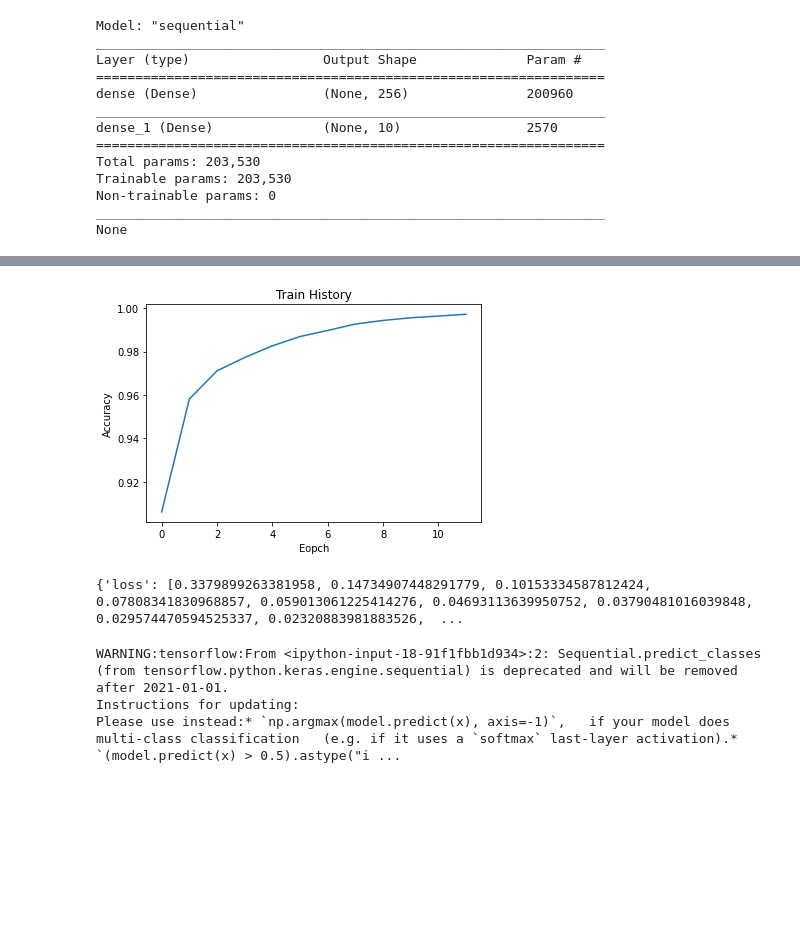
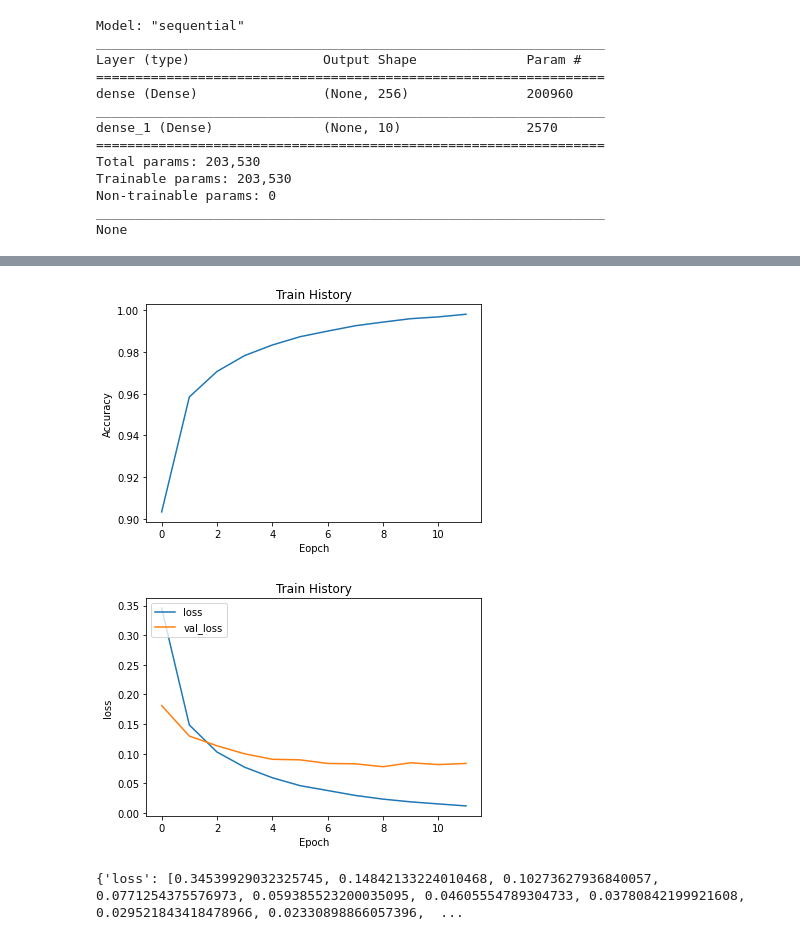
Before and after one commit to s4226/ML-python, a Jupyter notebook: MNIST.ipynb, the cells around one changed output, grey strips where cells are left out. Cells and saved outputs as stored; diff of their text form; code cells hidden in the pictures; blank space fills up the shorter version.

```diff
--- a/MNIST.ipynb
+++ b/MNIST.ipynb
@@ -103,6 +97,6 @@ None
 # 抽出20%資料做驗證資料 8:2
 # accuracy -> training 正確率 val_accuracy -> 驗證資料 正確率
 model.compile(loss='categorical_crossentropy', optimizer='adam', metrics=['accuracy'])
-train_history= model.fit(x=x_train, y=y_train, validation_split=0.2, epochs=12, batch_size=128, verbose=2, validation_data=(x_test, y_test))
+train_history= model.fit(x=x_train, y=y_train, validation_split=0.2, epochs=12, batch_size=128, verbose=2)
 # %% [output]
 Epoch 1/12
@@ -129,18 +123,21 @@ plt.ylabel('Accuracy')
 plt.xlabel('Eopch')
 plt.show()
 # %% [output]
-[figure, old version]
+[figure, new version]
+# %%
+plt.plot(train_history.history['loss'])
+plt.plot(train_history.history['val_loss'])
+plt.title('Train History')
+plt.ylabel('loss')
+plt.xlabel('Epoch')
+plt.legend(['loss', 'val_loss'], loc='upper left')
+plt.show()
+# %% [output]
+[figure, added]
 # %%
 print(train_history.history)
 # %% [output]
-{'loss': [0.3379899263381958, 0.14734907448291779, 0.10153334587812424, 0.07808341830968857, 0.059013061225414276, 0.04693113639950752, 0.03790481016039848, 0.029574470594525337, 0.02320883981883526,  ...
+{'loss': [0.34539929032325745, 0.14842133224010468, 0.10273627936840057, 0.0771254375576973, 0.059385523200035095, 0.04605554789304733, 0.03780842199921608, 0.029521843418478966, 0.02330898866057396,  ...
-# %%
-# predict_class -> 預測類別
-prediction = model.predict_classes(x_test)
-# %% [output]
-WARNING:tensorflow:From <ipython-input-18-91f1fbb1d934>:2: Sequential.predict_classes (from tensorflow.python.keras.engine.sequential) is deprecated and will be removed after 2021-01-01.
-Instructions for updating:
-Please use instead:* `np.argmax(model.predict(x), axis=-1)`,   if your model does multi-class classification   (e.g. if it uses a `softmax` last-layer activation).* `(model.predict(x) > 0.5).astype("i ...
 # %%
 # 混淆矩陣 Confusion matrix
 import pandas as pd
```
Also changed, not shown: parts of 6 cells of this notebook.
